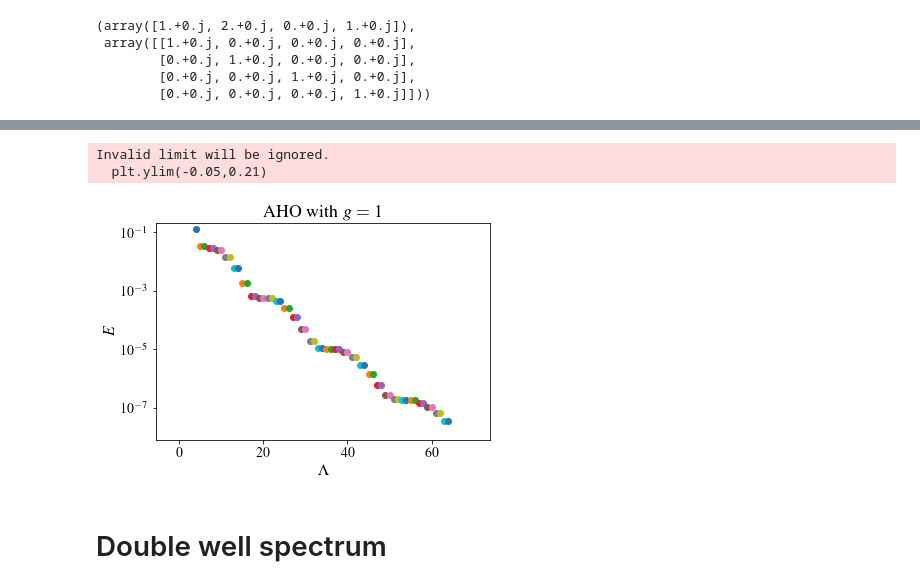
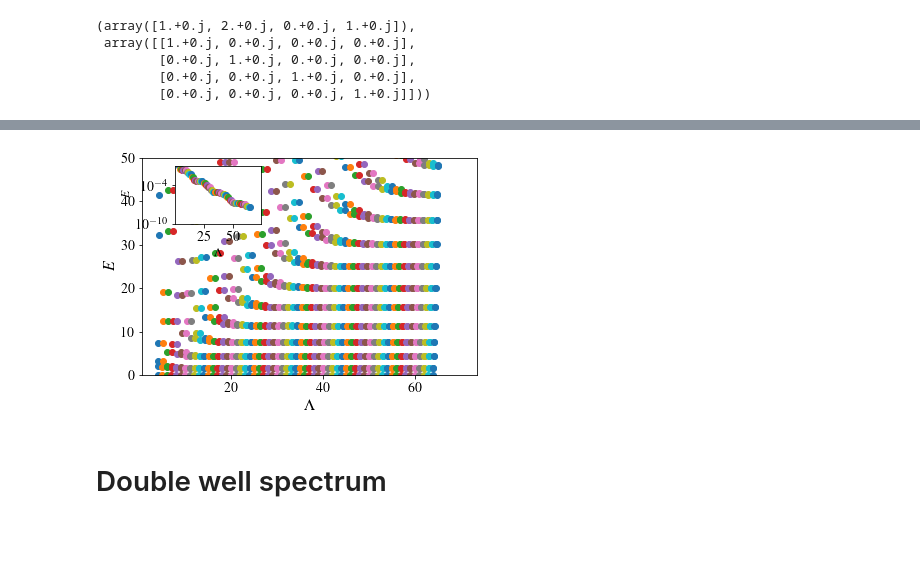
Before and after one commit to chrisculver/SUSY_QuantumComputing, a Jupyter notebook: tutorials/SpectraVSCutoff.ipynb, the cells around one changed output, grey strips where cells are left out. Drawn from its saved outputs; the diff is of its cells as text; code cells hidden in the pictures; blank space fills up the shorter version.

```diff
--- a/tutorials/SpectraVSCutoff.ipynb
+++ b/tutorials/SpectraVSCutoff.ipynb
@@ -121,9 +163,0 @@ plt.savefig('PLOTS/HO_spectra.pdf')
-# %%
-for i in range(len(eigs)):
-    plt.scatter(x[i],y[i])
-plt.xlim(3,17)
-plt.ylim(-1,5.5)
-plt.xlabel('$\\Lambda$')
-plt.ylabel('$E$')
-#plt.show()
-plt.savefig('PLOTS/HO_spectra_zoom.pdf')
@@ -271,21 +179,27 @@ array([1.83029849e-03, 1.68720122e+00, 1.70732190e+00, 4.37401524e+00,
-# %%
-eigs=hamEigs
-x=[[j+4+n*0.05 for n in range(len(eigs[j]))] for j in range(len(eigs))]
-y=[[d for d in eig] for eig in eigs]
-
-for i in range(len(eigs)):
-    plt.scatter(x[i],y[i])
-plt.plot([x-2 for x in range(2**5)],[0 for y in range(2**5)])
-plt.yscale('log')
-plt.xlabel('$\\Lambda$')
-plt.ylabel('$E$')
-plt.ylim(-0.05,0.21)
-plt.title('AHO with $g=1$')
-plt.savefig('PLOTS/aho_g1.0_zoom.pdf')
-# %% [output]
-Invalid limit will be ignored.
-  plt.ylim(-0.05,0.21)
-[figure, removed]
+# %%
+x,y=plot_data(AHOhamEigs)
+fig, ax1 = plt.subplots()
+
+# These are in unitless percentages of the figure size. (0,0 is bottom left)
+left, bottom, width, height = [0.2, 0.65, 0.2, 0.2]
+ax2 = fig.add_axes([left, bottom, width, height])
+
+for ax in [ax1,ax2]:
+    for i in range(len(AHOhamEigs)):
+        ax.scatter(x[i],y[i])
+
+ax2.set_ylim([1e-10,1e-1])
+ax2.set_xlabel('$\\Lambda$',fontsize=12)
+ax2.set_ylabel('$E$',fontsize=12)
+ax2.set_yscale('log')
+
+ax1.set_ylim([0,50])
+ax1.set_xlabel('$\\Lambda$')
+ax1.set_ylabel('$E$')
+
+fig.savefig('PLOTS/AHO_spectra.pdf',bbox_inches='tight')
+# %% [output]
+[figure, added]
 # %% [markdown]
 # Double well spectrum
 # %%
```
Also changed, not shown: parts of 24 cells of this notebook, 9 other files.
